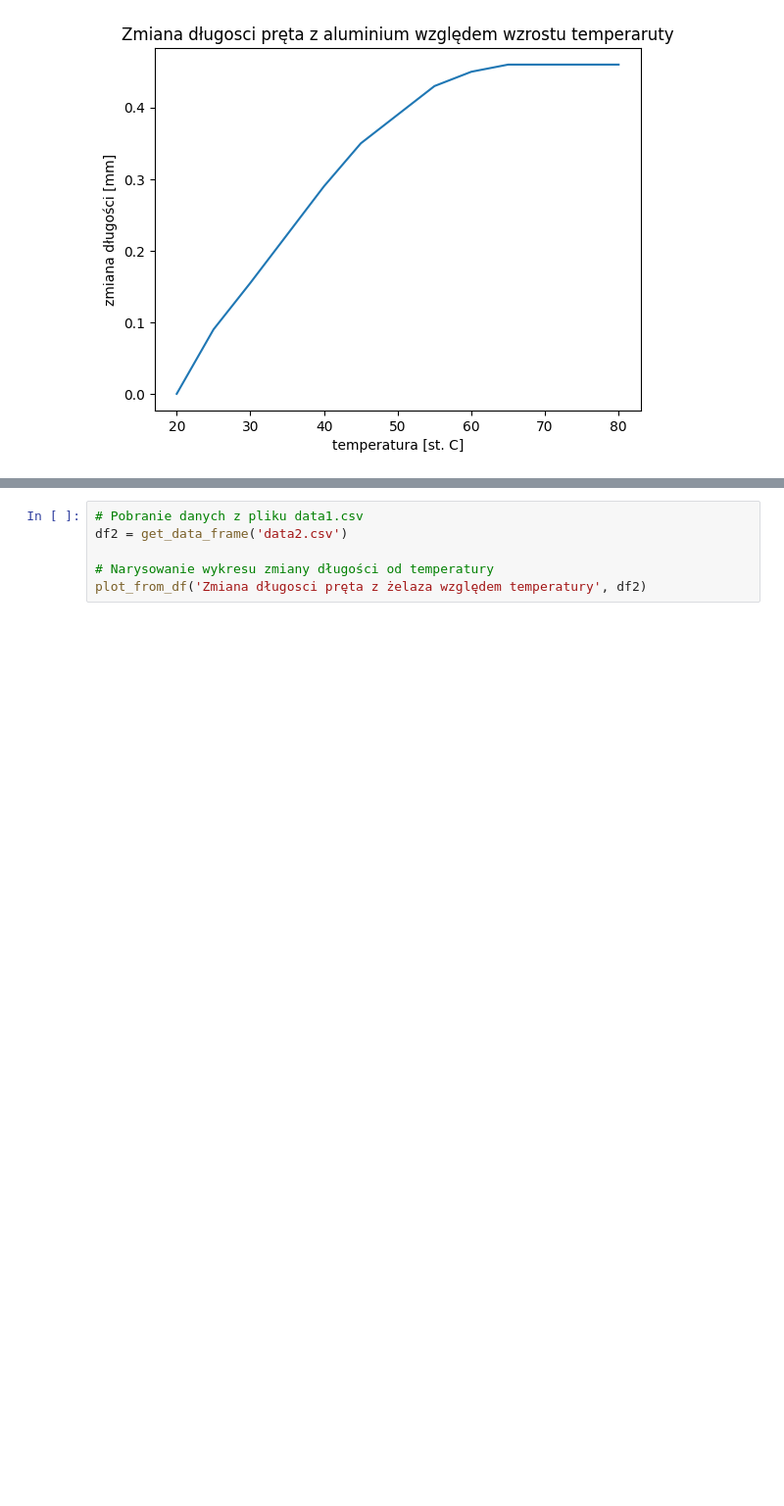
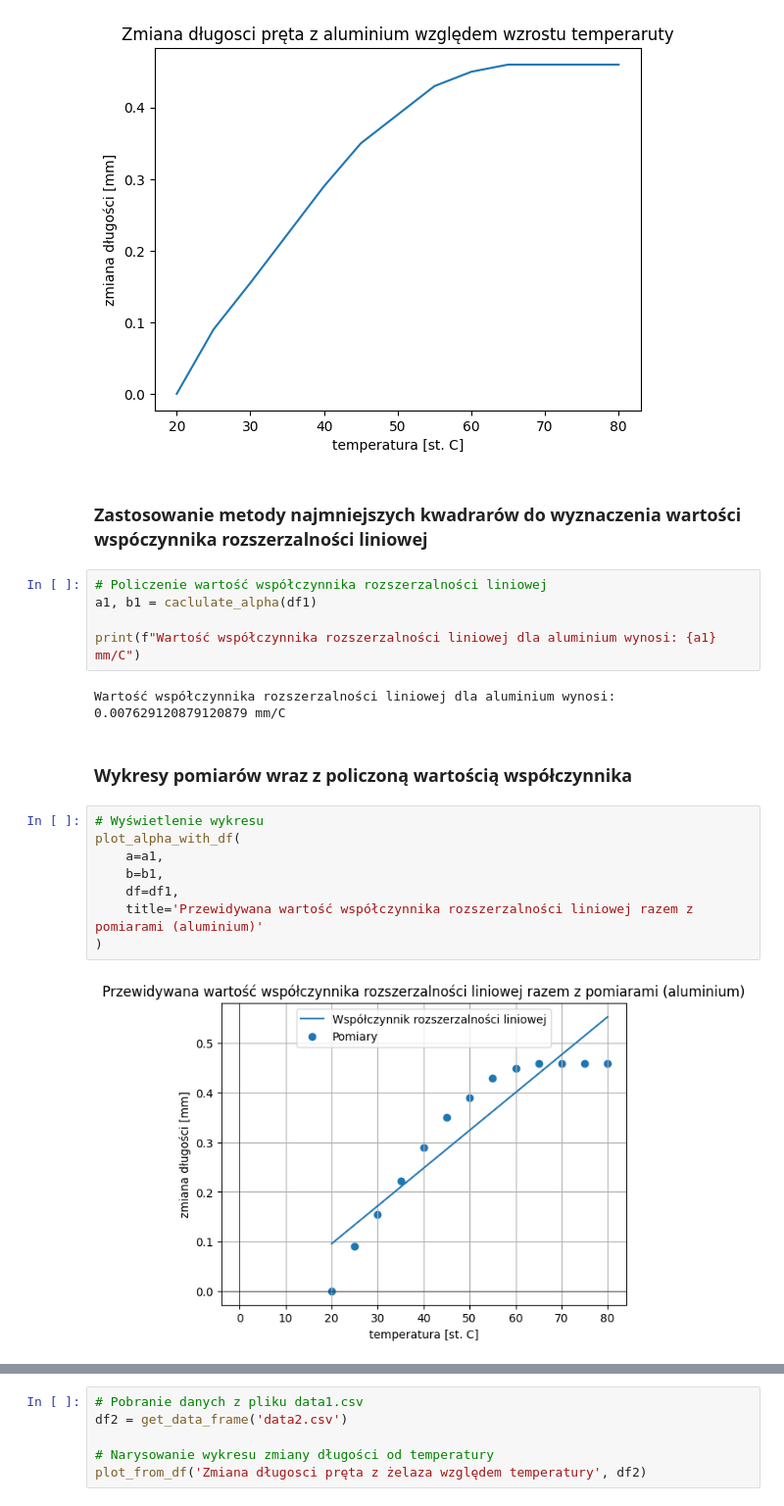
Before and after one commit to mateusz-lisowski/fiz-labs, a Jupyter notebook: lab2/raport.ipynb, the cells around one changed output, grey strips where cells are left out. Shown at 98% size. Drawn from its saved outputs; the diff is of its cells as text; blank space fills up the shorter version.

```diff
--- a/lab2/raport.ipynb
+++ b/lab2/raport.ipynb
@@ -76,4 +130,25 @@ df1 = get_data_frame('data1.csv')
 plot_from_df('Zmiana długosci pręta z aluminium względem wzrostu temperaruty', df1)
 # %% [output]
 [figure]
+# %% [markdown]
+### Zastosowanie metody najmniejszych kwadrarów do wyznaczenia wartości wspóczynnika rozszerzalności liniowej
+# %%
+# Policzenie wartość współczynnika rozszerzalności liniowej
+a1, b1 = caclulate_alpha(df1)
+
+print(f"Wartość współczynnika rozszerzalności liniowej dla aluminium wynosi: {a1} mm/C")
+# %% [output]
+Wartość współczynnika rozszerzalności liniowej dla aluminium wynosi: 0.007629120879120879 mm/C
+# %% [markdown]
+### Wykresy pomiarów wraz z policzoną wartością współczynnika
+# %%
+# Wyświetlenie wykresu
+plot_alpha_with_df(
+    a=a1,
+    b=b1,
+    df=df1,
+    title='Przewidywana wartość współczynnika rozszerzalności liniowej razem z pomiarami (aluminium)'
+)
+# %% [output]
+[figure, added]
 # %% [markdown]
```
Also changed, not shown: parts of 8 cells of this notebook.
